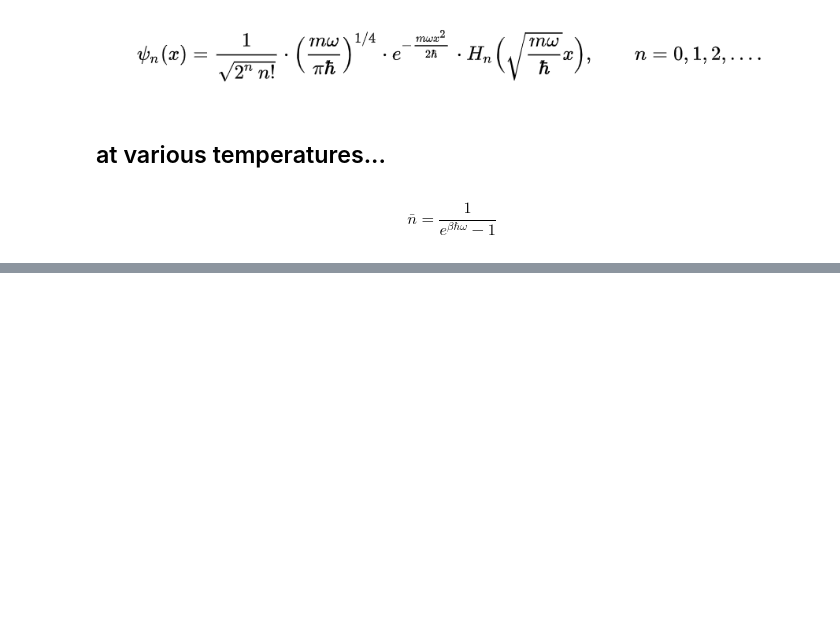
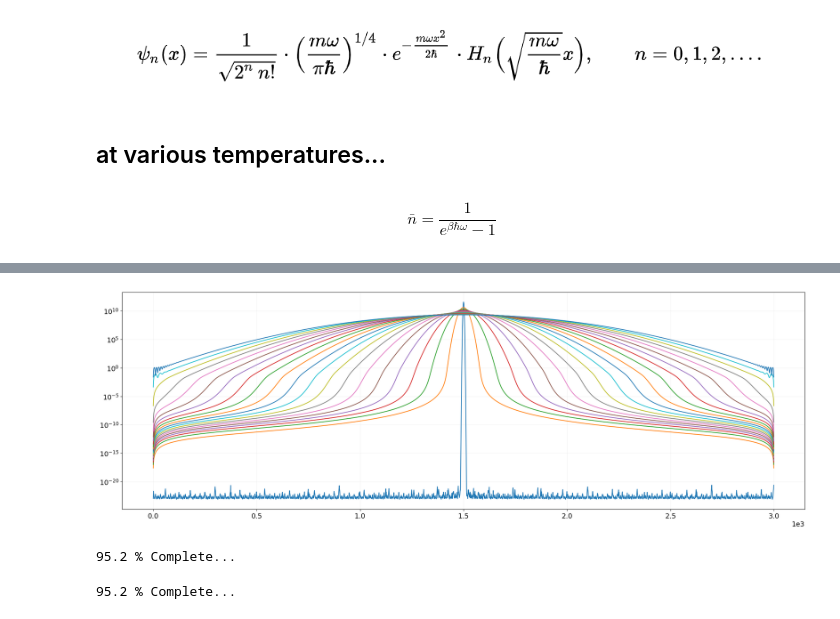
Before and after one commit to aquirdTurtle/Data-Analysis-Code, a Jupyter notebook: BEC_Imaging_Simulations.ipynb, the cells around one changed output, grey strips where cells are left out. Drawn from its saved outputs; the diff is of its cells as text; code cells hidden in the pictures; blank space fills up the shorter version.

```diff
--- a/BEC_Imaging_Simulations.ipynb
+++ b/BEC_Imaging_Simulations.ipynb
@@ -687,11 +694,9 @@ $$ \bar{n} = \frac{1}{e^{\beta\hbar \omega}-1}$$
 # %%
-def SchrodingerPropagateExcited(nx, ny, picSize=30e-6, fit=False, maxtime=2e-4, numtimes=100, waistAsymFactor=1,
-                               numpts=1000):
+def SchrodingerPropagateExcited(nx, ny, picSize=30e-6, fit=False, maxtime=2e-4, numtimes=100, numpts=1000, nu=150e3, clear=False):
     pixsize = picSize/numpts
     ypts = xpts = np.linspace(-picSize/2,picSize/2,numpts)
     X, Y = np.meshgrid(xpts,ypts)
     zpts = np.zeros(X.shape)
-    nu = 150e3
     if type(nx) == list and coherentSum:
         for nx_, ny_ in zip(nx, ny):
             psix = harmonicOscillatorSolution(X, nx_, nu)
@@ -711,7 +716,7 @@ def SchrodingerPropagateExcited(nx, ny, picSize=30e-6, fit=False, maxtime=2e-4,
             kMatrix[i,j] = kx_**2+ky_**2
     fits, havgs, vavgs, images = [[] for _ in range(4)]
     for timei, time in enumerate(times):
-        misc.loopProgress(timei, len(times))
+        misc.loopProgress(timei, len(times), "Schrodinger Propagation Progress: ", clear=clear)
         factorMatrix = np.exp(-1j*mc.hbar*kMatrix*time/(2*mc.Rb87_M))
         propMomentumSpace = res['Field'] * factorMatrix
         finWF = fa.ifft2D(propMomentumSpace, xpts, ypts)
@@ -757,0 +843,12 @@ def getnpops(Temp, calcLength=10):
+# %%
+plt.semilogy(misc.transpose(havgs));
+# %% [output]
+[figure, added]
+# %%
+calclen = 20
+temp=20e-6
+res = incoherentSum(np.arange(calclen),np.zeros(int(calclen), dtype=int), getnpops(temp, calclen),
+                    numtimes=21, picSize=5e-5, numPts=3000)
+images, fits, havgs, vavgs, pixsize, times, images_total = res
+# %% [output]
+95.2 % Complete...
@@ -757,0 +858,8 @@ def getnpops(Temp, calcLength=10):
+# %%
+calclen = 10
+temp=5e-6
+res = incoherentSum(np.arange(calclen),np.zeros(int(calclen), dtype=int), getnpops(temp, calclen),
+                    numtimes=21, picSize=5e-5, numPts=3000)
+images, fits, havgs, vavgs, pixsize, times, images_total = res
+# %% [output]
+95.2 % Complete...
```
Also changed, not shown: parts of 50 cells of this notebook, 7 other files.
